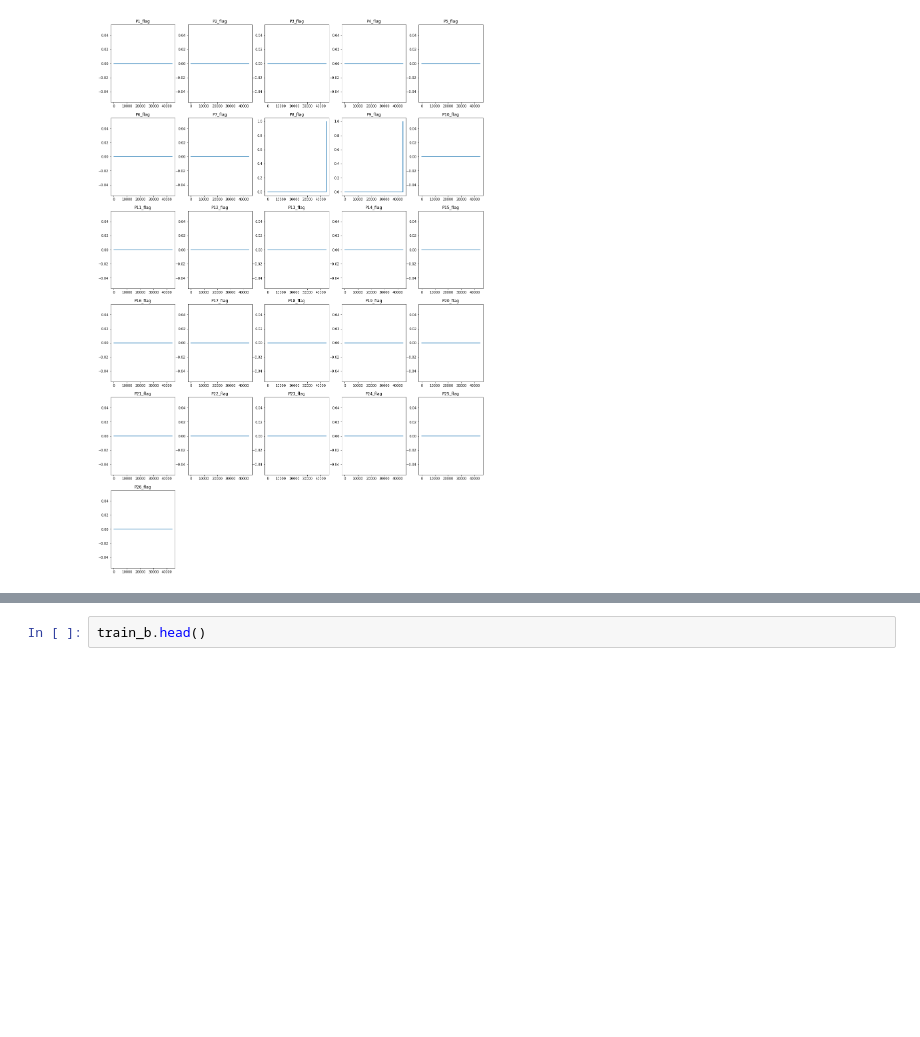
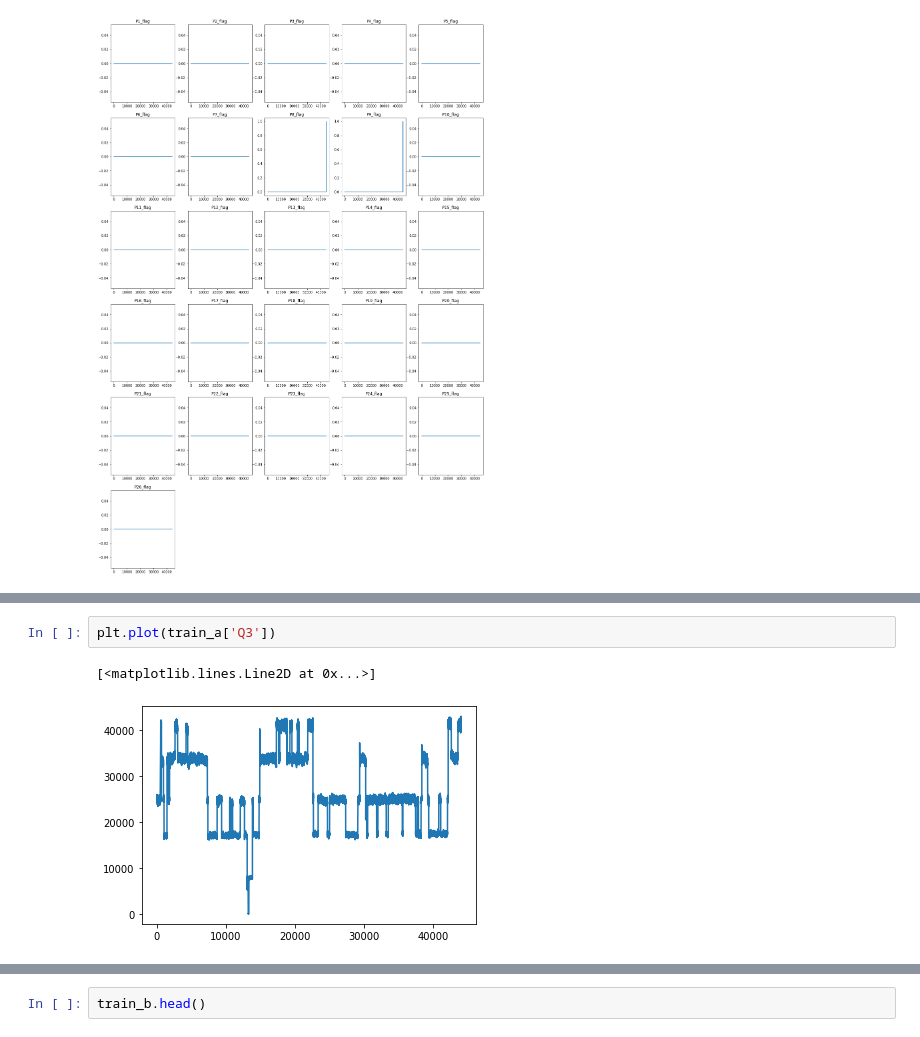
Before and after one commit to YoungGyuLee/personal_research, a Jupyter notebook: k-water/k-water research.ipynb, the cells around one changed output, grey strips where cells are left out. Cells and saved outputs as stored; diff of their text form; blank space fills up the shorter version.

```diff
--- a/k-water/k-water research.ipynb
+++ b/k-water/k-water research.ipynb
@@ -48,0 +52,5 @@ for i in range(26):
+# %%
+plt.plot(train_a['Q3'])
+# %% [output]
+[<matplotlib.lines.Line2D at 0x...>]
+[figure, added]
```
Also changed, not shown: parts of 14 cells of this notebook.
